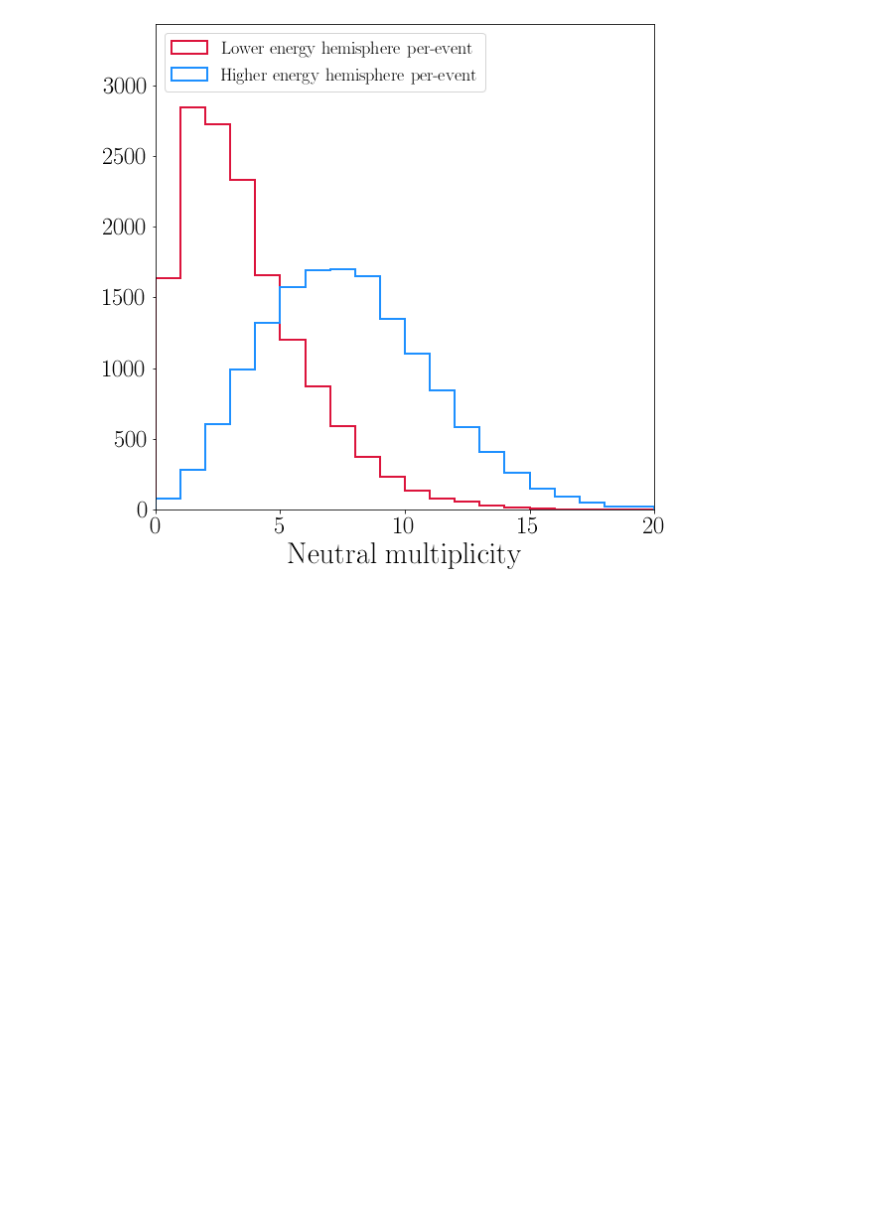
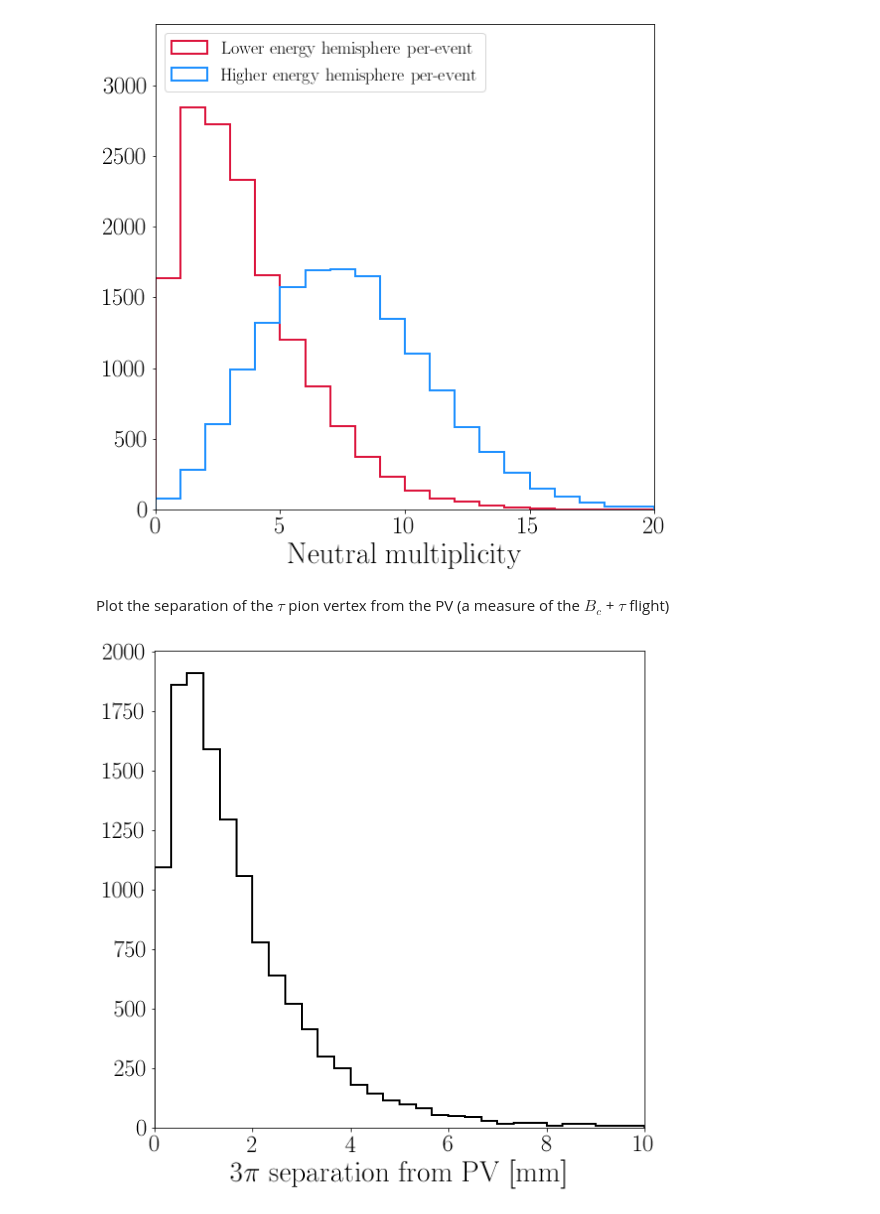
Before and after one commit to donalhill/fcc_python_tools, a Jupyter notebook: analysis/Bc2TauNu/build_Bc2TauNu.ipynb, the cells around one changed output. Cells and saved outputs as stored; diff of their text form; code cells hidden in the pictures; blank space fills up the shorter version.

```diff
--- a/analysis/Bc2TauNu/build_Bc2TauNu.ipynb
+++ b/analysis/Bc2TauNu/build_Bc2TauNu.ipynb
@@ -251,6 +256,10 @@ plot_config = {"echarged": [0,50,"Charged energy [GeV]",50],
               }
 
 for p in plot_config:
+
+    #Store the values in the tau container, so we can write it out
+    tau[f"{p}_min"] = events[f"{p}_min"]
+    tau[f"{p}_max"] = events[f"{p}_max"]
 
     fig, ax = plt.subplots(figsize=(9,9))
     plt.hist(events[f"{p}_min"],bins=plot_config[p][3],range=(plot_config[p][0],plot_config[p][1]),color="crimson",histtype='step',linewidth=2,label="Lower energy hemisphere per-event")
@@ -262,8 +271,21 @@ for p in plot_config:
     plt.ylim(0,1.15*ymax)
     plt.legend(fontsize=18, loc="upper left")
     plt.show()
+    fig.savefig(f"{loc.PLOTS}/Bc2TauNu_min_max_hemisphere_{p}.pdf")
 # %% [output]
 [figure]
 [figure]
 [figure]
 [figure]
+# %% [markdown]
+Plot the separation of the $\tau$ pion vertex from the PV (a measure of the $B_c$ + $\tau$ flight)
+# %%
+fig, ax = plt.subplots(figsize=(9,9))
+plt.hist(ak.flatten(tau["pi_1","PVsep"]),range=(0,10),bins=30,color="k",histtype='step',linewidth=2)
+ax.tick_params(axis='both', which='major', labelsize=25)
+plt.xlim(0,10)
+plt.xlabel("$3\pi$ separation from PV [mm]",fontsize=30)
+plt.show()
+fig.savefig(f"{loc.PLOTS}/Bc2TauNu_3pi_vertex_PV_sep.pdf")
+# %% [output]
+[figure, added]
```
Also changed, not shown: parts of 20 cells of this notebook, 2 other files.
